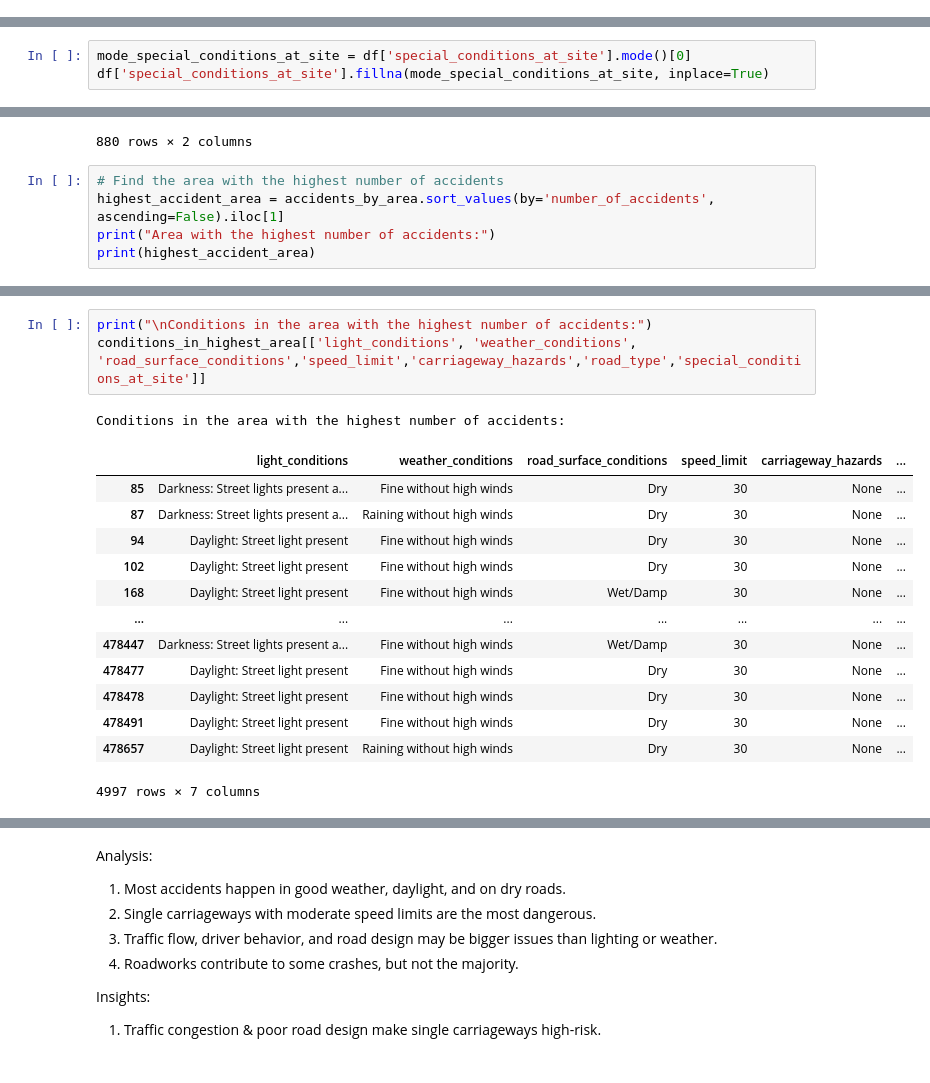
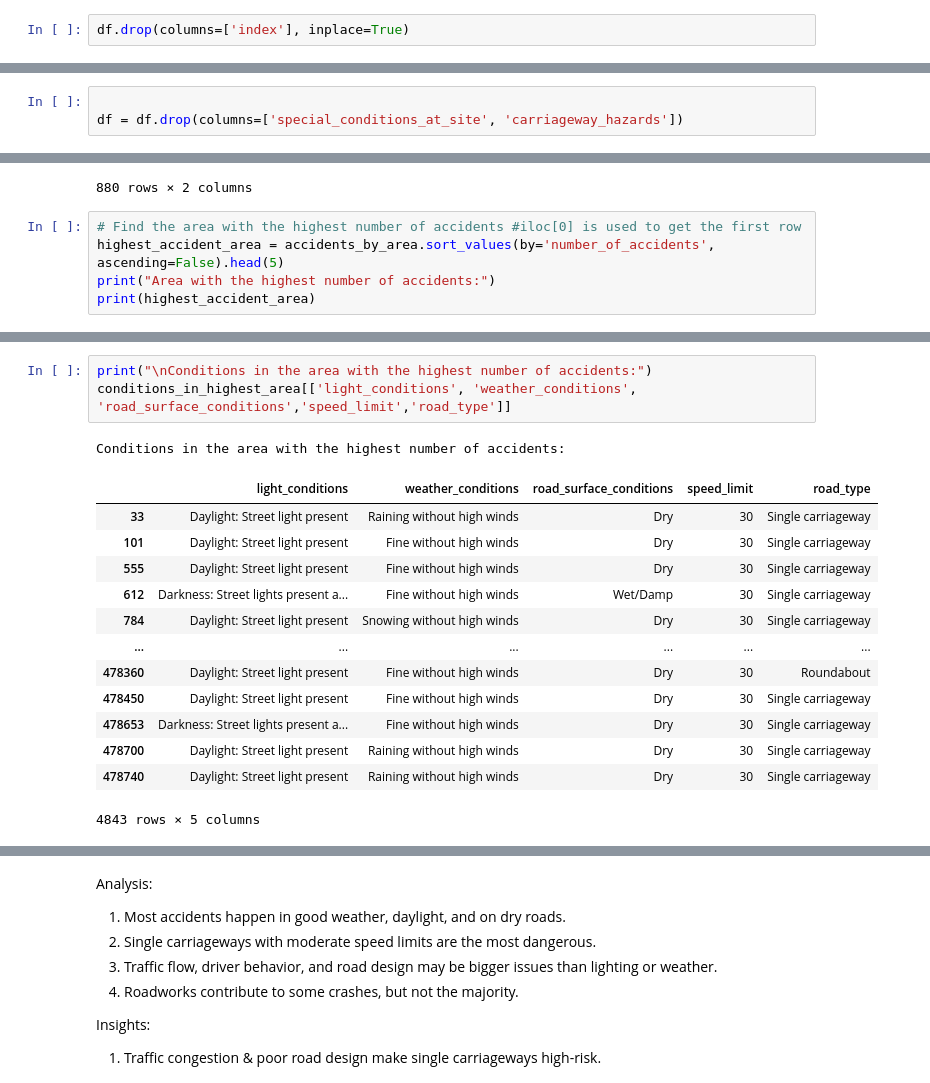
Before and after one commit to The-DigitalAcademy/Accidents_Analysis, a Jupyter notebook: PythonAnalysis.ipynb, the cells around one changed output, grey strips where cells are left out. Drawn from its saved outputs; the diff is of its cells as text.

```diff
--- a/PythonAnalysis.ipynb
+++ b/PythonAnalysis.ipynb
@@ -113 +114,3 @@ country                                      0
 dtype: int64
+# %%
+df.drop(columns=['index'], inplace=True)
@@ -115,0 +145,3 @@ Handling misssing values
+# %%
+
+df = df.drop(columns=['special_conditions_at_site', 'carriageway_hazards'])
@@ -237,6 +213,3 @@ none_comparison
-# %%
-mode_special_conditions_at_site = df['special_conditions_at_site'].mode()[0]
-df['special_conditions_at_site'].fillna(mode_special_conditions_at_site, inplace=True)
 # %%
 df['time'].value_counts()
 # %% [output]
@@ -388,8 +465,8 @@ accidents_by_area
 | 879 | 99 | 1583 |
 880 rows × 2 columns
 # %%
-# Find the area with the highest number of accidents
-highest_accident_area = accidents_by_area.sort_values(by='number_of_accidents', ascending=False).iloc[1]
+# Find the area with the highest number of accidents #iloc[0] is used to get the first row
+highest_accident_area = accidents_by_area.sort_values(by='number_of_accidents', ascending=False).head(5)
 print("Area with the highest number of accidents:")
 print(highest_accident_area)
 # %% [output]
@@ -418,21 +498,21 @@ conditions_in_highest_area
 # %%
 print("\nConditions in the area with the highest number of accidents:")
-conditions_in_highest_area[['light_conditions', 'weather_conditions', 'road_surface_conditions','speed_limit','carriageway_hazards','road_type','special_conditions_at_site']]
+conditions_in_highest_area[['light_conditions', 'weather_conditions', 'road_surface_conditions','speed_limit','road_type']]
 # %% [output]
 Conditions in the area with the highest number of accidents:
-|  | light_conditions | weather_conditions | road_surface_conditions | speed_limit | carriageway_hazards | ... |
-| 85 | Darkness: Street lights present a... | Fine without high winds | Dry | 30 | None | ... |
-| 87 | Darkness: Street lights present a... | Raining without high winds | Dry | 30 | None | ... |
-| 94 | Daylight: Street light present | Fine without high winds | Dry | 30 | None | ... |
-| 102 | Daylight: Street light present | Fine without high winds | Dry | 30 | None | ... |
-| 168 | Daylight: Street light present | Fine without high winds | Wet/Damp | 30 | None | ... |
-| ... | ... | ... | ... | ... | ... | ... |
-| 478447 | Darkness: Street lights present a... | Fine without high winds | Wet/Damp | 30 | None | ... |
-| 478477 | Daylight: Street light present | Fine without high winds | Dry | 30 | None | ... |
-| 478478 | Daylight: Street light present | Fine without high winds | Dry | 30 | None | ... |
-| 478491 | Daylight: Street light present | Fine without high winds | Dry | 30 | None | ... |
-| 478657 | Daylight: Street light present | Raining without high winds | Dry | 30 | None | ... |
+|  | light_conditions | weather_conditions | road_surface_conditions | speed_limit | road_type |
+| 33 | Daylight: Street light present | Raining without high winds | Dry | 30 | Single carriageway |
+| 101 | Daylight: Street light present | Fine without high winds | Dry | 30 | Single carriageway |
+| 555 | Daylight: Street light present | Fine without high winds | Dry | 30 | Single carriageway |
+| 612 | Darkness: Street lights present a... | Fine without high winds | Wet/Damp | 30 | Single carriageway |
+| 784 | Daylight: Street light present | Snowing without high winds | Dry | 30 | Single carriageway |
+| ... | ... | ... | ... | ... | ... |
+| 478360 | Daylight: Street light present | Fine without high winds | Dry | 30 | Roundabout |
+| 478450 | Daylight: Street light present | Fine without high winds | Dry | 30 | Single carriageway |
+| 478653 | Darkness: Street lights present a... | Fine without high winds | Dry | 30 | Single carriageway |
+| 478700 | Daylight: Street light present | Raining without high winds | Dry | 30 | Single carriageway |
+| 478740 | Daylight: Street light present | Raining without high winds | Dry | 30 | Single carriageway |
-4997 rows × 7 columns
+4843 rows × 5 columns
 # %%
 
 # Calculate the average for numerical columns
```
Also changed, not shown: parts of 33 cells of this notebook.
